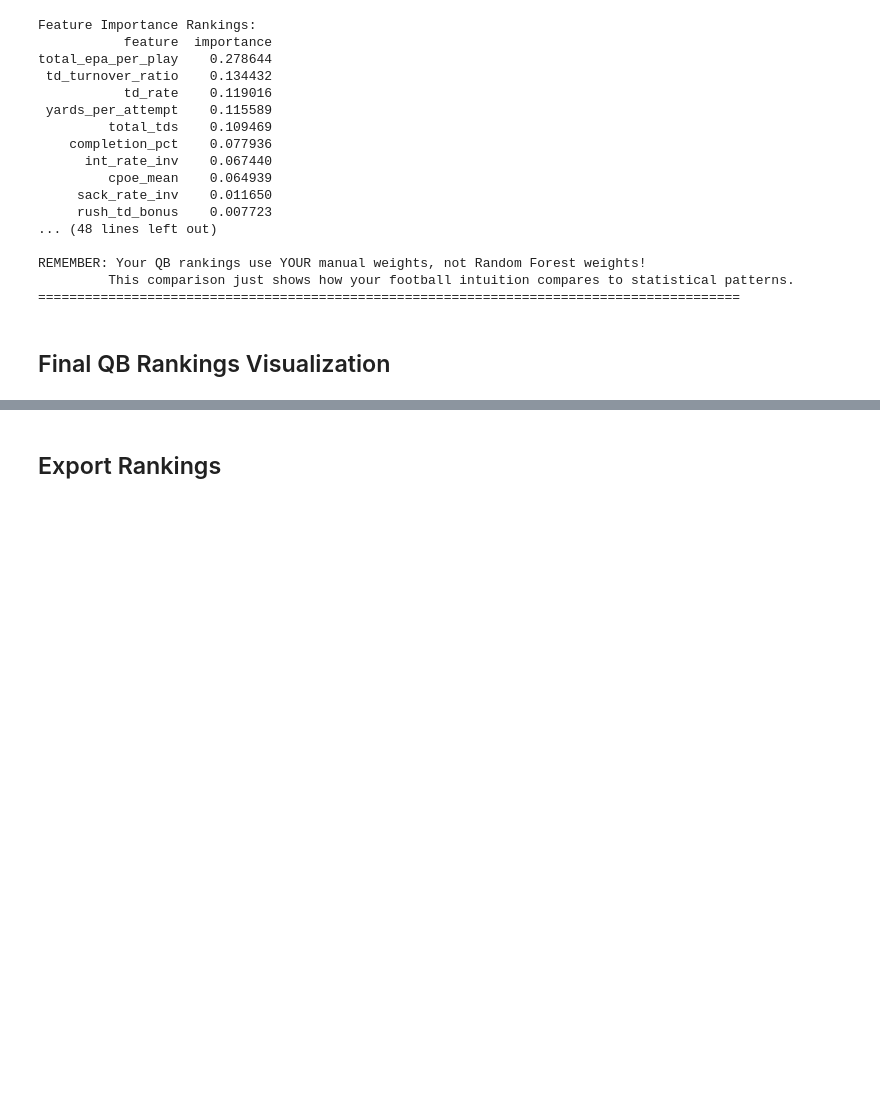
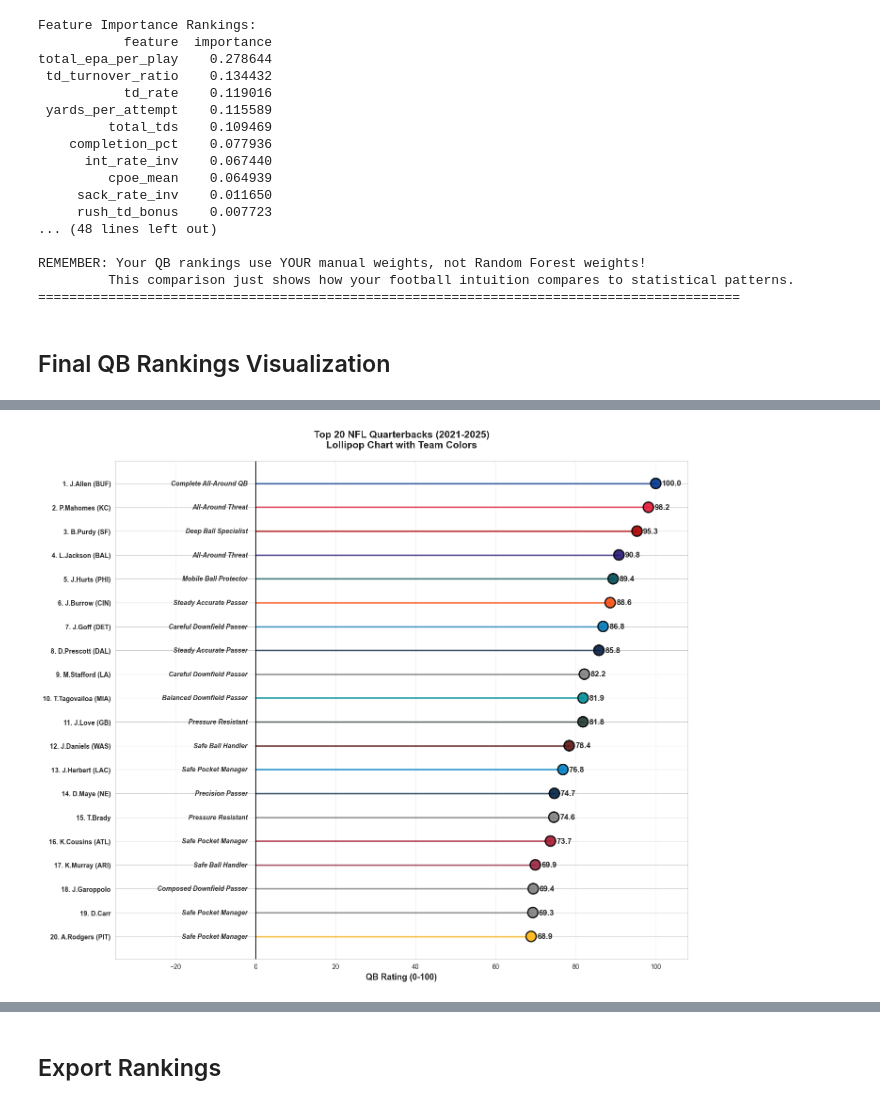
Before and after one commit to cgalgano/NFL-QB-Analysis, a Jupyter notebook: qb_ranking_model.ipynb, the cells around one changed output, grey strips where cells are left out. Cells and saved outputs as stored; diff of their text form; code cells hidden in the pictures; blank space fills up the shorter version.

```diff
--- a/qb_ranking_model.ipynb
+++ b/qb_ranking_model.ipynb
@@ -954,0 +964,77 @@ for _, row in top_20.iterrows():
+# %%
+# Enhanced Lollipop Chart with Team Colors
+# Get most recent team for each QB (2025 season)
+recent_season = pbp[pbp['season'] == 2025].copy()
+qb_teams = recent_season[recent_season['passer_player_name'].notnull()].groupby('passer_player_name')['posteam'].agg(
+    lambda x: x.mode()[0] if len(x.mode()) > 0 else x.iloc[0]
+).reset_index()
+qb_teams.columns = ['passer_player_name', 'team']
+
+# Merge team info with top 20
+top_20_teams = top_20.merge(qb_teams, on='passer_player_name', how='left')
+
+# NFL team colors (primary color for each team)
+nfl_colors = {
+    'ARI': '#97233F', 'ATL': '#A71930', 'BAL': '#241773', 'BUF': '#00338D',
+    'CAR': '#0085CA', 'CHI': '#C83803', 'CIN': '#FB4F14', 'CLE': '#311D00',
+    'DAL': '#041E42', 'DEN': '#FB4F14', 'DET': '#0076B6', 'GB': '#203731',
+    'HOU': '#03202F', 'IND': '#002C5F', 'JAX': '#006778', 'KC': '#E31837',
+    'LAC': '#0080C6', 'LAR': '#003594', 'LV': '#000000', 'MIA': '#008E97',
+    'MIN': '#4F2683', 'NE': '#002244', 'NO': '#D3BC8D', 'NYG': '#0B2265',
+    'NYJ': '#125740', 'PHI': '#004C54', 'PIT': '#FFB612', 'SEA': '#002244',
+    'SF': '#AA0000', 'TB': '#D50A0A', 'TEN': '#0C2340', 'WAS': '#5A1414'
+}
+
+# Get colors for each QB (default to gray if team not found)
+top_20_teams['color'] = top_20_teams['team'].map(nfl_colors).fillna('#808080')
+
+# Create lollipop chart
+fig, ax = plt.subplots(figsize=(14, 12))
+
+# Plot stems (vertical lines)
+for i, (_, row) in enumerate(top_20_teams.iterrows()):
+    ax.plot([0, row['qb_rating']], [i, i], color=row['color'], linewidth=2.5, alpha=0.7)
+
+# Plot lollipops (circles at the end)
+ax.scatter(top_20_teams['qb_rating'], range(len(top_20_teams)),
+           s=250, c=top_20_teams['color'], edgecolor='black', linewidth=2, zorder=3, alpha=0.9)
+
+# Add QB names on left
+ax.set_yticks(range(len(top_20_teams)))
+labels = []
+for _, row in top_20_teams.iterrows():
+    team_label = f" ({row['team']})" if pd.notna(row['team']) else ""
+    labels.append(f"{row['rank']}. {row['passer_player_name']}{team_label}")
+ax.set_yticklabels(labels, fontsize=10, fontweight='bold')
+
+# Add rating values at the end of each lollipop
+for i, (_, row) in enumerate(top_20_teams.iterrows()):
+    ax.text(row['qb_rating'] + 1.5, i, f"{row['qb_rating']:.1f}",
+            va='center', ha='left', fontsize=12, fontweight='bold')
+
+    # Add archetype label on the left side
+    ax.text(-2, i, row['custom_archetype'],
+            va='center', ha='right', fontsize=10, fontweight='bold', style='italic', color='#333333')
+
+ax.set_xlabel('QB Rating (0-100)', fontsize=13, fontweight='bold')
+ax.set_title('Top 20 NFL Quarterbacks (2021-2025)\nLollipop Chart with Team Colors',
+             fontsize=15, fontweight='bold', pad=20)
+ax.invert_yaxis()
+ax.grid(axis='x', alpha=0.3, linestyle='--')
+ax.set_xlim(-35, top_20_teams['qb_rating'].max() + 8)
+ax.axvline(x=0, color='black', linewidth=1)
+
+plt.tight_layout()
+plt.show()
+
+print("\n" + "=" * 90)
+print("LOLLIPOP CHART: Top 20 QBs with Team Colors")
+print("=" * 90)
+print(f"{'Rank':<5} {'QB Name':<25} {'Team':<6} {'Rating':<10} {'Archetype':<35}")
+print("-" * 90)
+for _, row in top_20_teams.iterrows():
+    team = row['team'] if pd.notna(row['team']) else 'N/A'
+    print(f"{row['rank']:<5} {row['passer_player_name']:<25} {team:<6} {row['qb_rating']:>6.1f}     "
+          f"{row['custom_archetype']:<35}")
+# %% [output]
+[figure, added]
```
Also changed, not shown: parts of 3 cells of this notebook.
